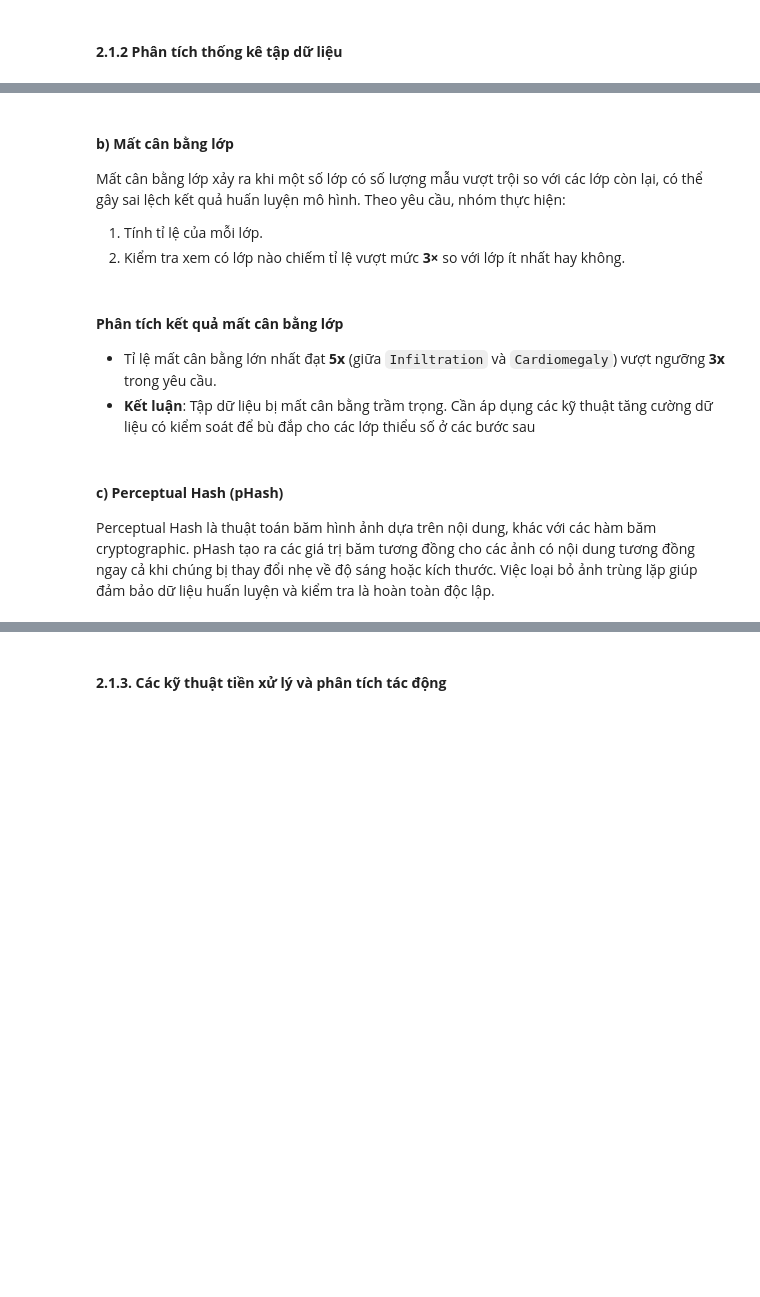
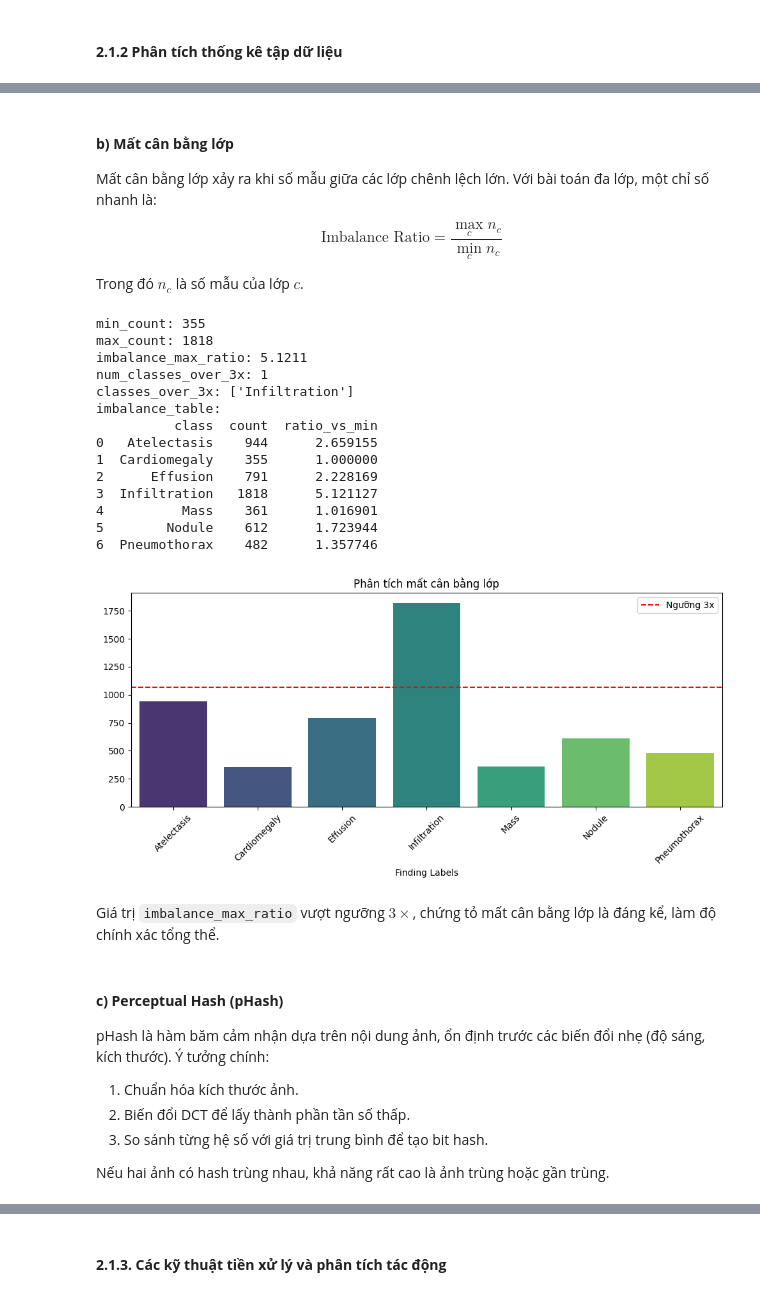
Before and after one commit to hoangphi117/data-mining-lab01, a Jupyter notebook: notebooks/01_EDA_image.ipynb, the cells around one changed output, grey strips where cells are left out. Saved outputs shown, nothing was run; the diff lists cells and outputs as text; code cells hidden in the pictures; blank space fills up the shorter version.

```diff
--- a/notebooks/01_EDA_image.ipynb
+++ b/notebooks/01_EDA_image.ipynb
@@ -84,37 +165,70 @@ plt.show()
 # %% [markdown]
 #### **b) Mất cân bằng lớp**
-Mất cân bằng lớp xảy ra khi một số lớp có số lượng mẫu vượt trội so với các lớp còn lại, có thể gây sai lệch kết quả huấn luyện mô hình.
-Theo yêu cầu, nhóm thực hiện:
-1. Tính tỉ lệ của mỗi lớp.
-2. Kiểm tra xem có lớp nào chiếm tỉ lệ vượt mức **3×** so với lớp ít nhất hay không.
+Mất cân bằng lớp xảy ra khi số mẫu giữa các lớp chênh lệch lớn. Với bài toán đa lớp, một chỉ số nhanh là:
+
+$$\text{Imbalance Ratio} = \frac{\max_c n_c}{\min_c n_c}$$
+
+Trong đó $n_c$ là số mẫu của lớp $c$.
 # %%
-# Tính toán số lượng và tỉ lệ mất cân bằng
-class_counts = df_final['Finding Labels'].value_counts()
-min_count = class_counts.min()
+class_counts = df_final["Finding Labels"].value_counts().sort_index()
+min_count = int(class_counts.min())
+max_count = int(class_counts.max())
 imbalance_ratios = class_counts / min_count
+imbalance_max_ratio = float(imbalance_ratios.max())
+classes_over_3x = imbalance_ratios[imbalance_ratios > 3.0].index.tolist()
 
-print(f"Tỉ lệ mất cân bằng lớn nhất: {imbalance_ratios.max():.2f}x")
+print_named_metric("min_count", min_count)
+print_named_metric("max_count", max_count)
+print_named_metric("imbalance_max_ratio", round(imbalance_max_ratio, 4))
+print_named_metric("num_classes_over_3x", len(classes_over_3x))
+print_named_metric("classes_over_3x", classes_over_3x)
 
-# Trực quan hóa
+imbalance_table = pd.DataFrame({
+    "class": class_counts.index,
+    "count": class_counts.values,
+    "ratio_vs_min": imbalance_ratios.values,
+})
+print("imbalance_table:")
+print(imbalance_table)
+
 plt.figure(figsize=(10, 5))
 sns.barplot(
     x=class_counts.index,
     y=class_counts.values,
     hue=class_counts.index,
     palette="viridis",
-    legend=False
+    legend=False,
 )
-plt.axhline(y=min_count * 3, color='red', linestyle='--', label='Ngưỡng 3x')
-plt.title('Phân tích mất cân bằng lớp')
+plt.axhline(y=min_count * 3, color="red", linestyle="--", label="Ngưỡng 3x")
+plt.title("Phân tích mất cân bằng lớp")
 plt.xticks(rotation=45)
 plt.legend()
+plt.tight_layout()
 plt.show()
+# %% [output]
+min_count: 355
+max_count: 1818
+imbalance_max_ratio: 5.1211
+num_classes_over_3x: 1
+classes_over_3x: ['Infiltration']
+imbalance_table:
+          class  count  ratio_vs_min
+0   Atelectasis    944      2.659155
+1  Cardiomegaly    355      1.000000
+2      Effusion    791      2.228169
+3  Infiltration   1818      5.121127
+4          Mass    361      1.016901
+5        Nodule    612      1.723944
+6  Pneumothorax    482      1.357746
+[figure, added]
 # %% [markdown]
-#### **Phân tích kết quả mất cân bằng lớp**
-* Tỉ lệ mất cân bằng lớn nhất đạt **5x** (giữa `Infiltration` và `Cardiomegaly`) vượt ngưỡng **3x** trong yêu cầu.
-* **Kết luận**: Tập dữ liệu bị mất cân bằng trầm trọng. Cần áp dụng các kỹ thuật tăng cường dữ liệu có kiểm soát để bù đắp cho các lớp thiểu số ở các bước sau
+Giá trị `imbalance_max_ratio` vượt ngưỡng $3\times$, chứng tỏ mất cân bằng lớp là đáng kể, làm độ chính xác tổng thể.
 # %% [markdown]
 #### **c) Perceptual Hash (pHash)**
-Perceptual Hash là thuật toán băm hình ảnh dựa trên nội dung, khác với các hàm băm cryptographic. pHash tạo ra các giá trị băm tương đồng cho các ảnh có nội dung tương đồng ngay cả khi chúng bị thay đổi nhẹ về độ sáng hoặc kích thước.
-Việc loại bỏ ảnh trùng lặp giúp đảm bảo dữ liệu huấn luyện và kiểm tra là hoàn toàn độc lập.
+pHash là hàm băm cảm nhận dựa trên nội dung ảnh, ổn định trước các biến đổi nhẹ (độ sáng, kích thước). Ý tưởng chính:
+1. Chuẩn hóa kích thước ảnh.
+2. Biến đổi DCT để lấy thành phần tần số thấp.
+3. So sánh từng hệ số với giá trị trung bình để tạo bit hash.
+
+Nếu hai ảnh có hash trùng nhau, khả năng rất cao là ảnh trùng hoặc gần trùng.
 # %%
```
Also changed, not shown: parts of 30 cells of this notebook.
